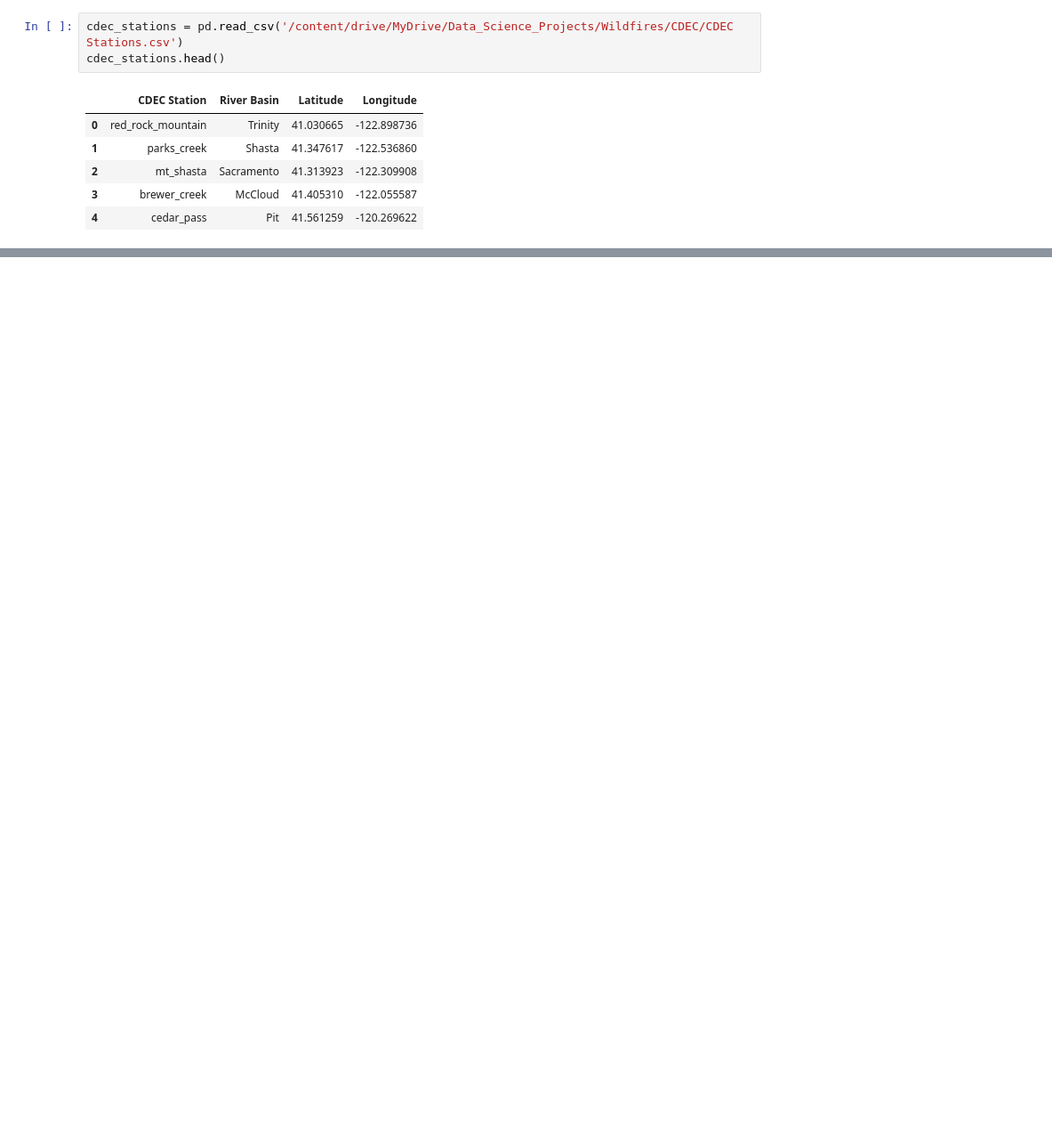
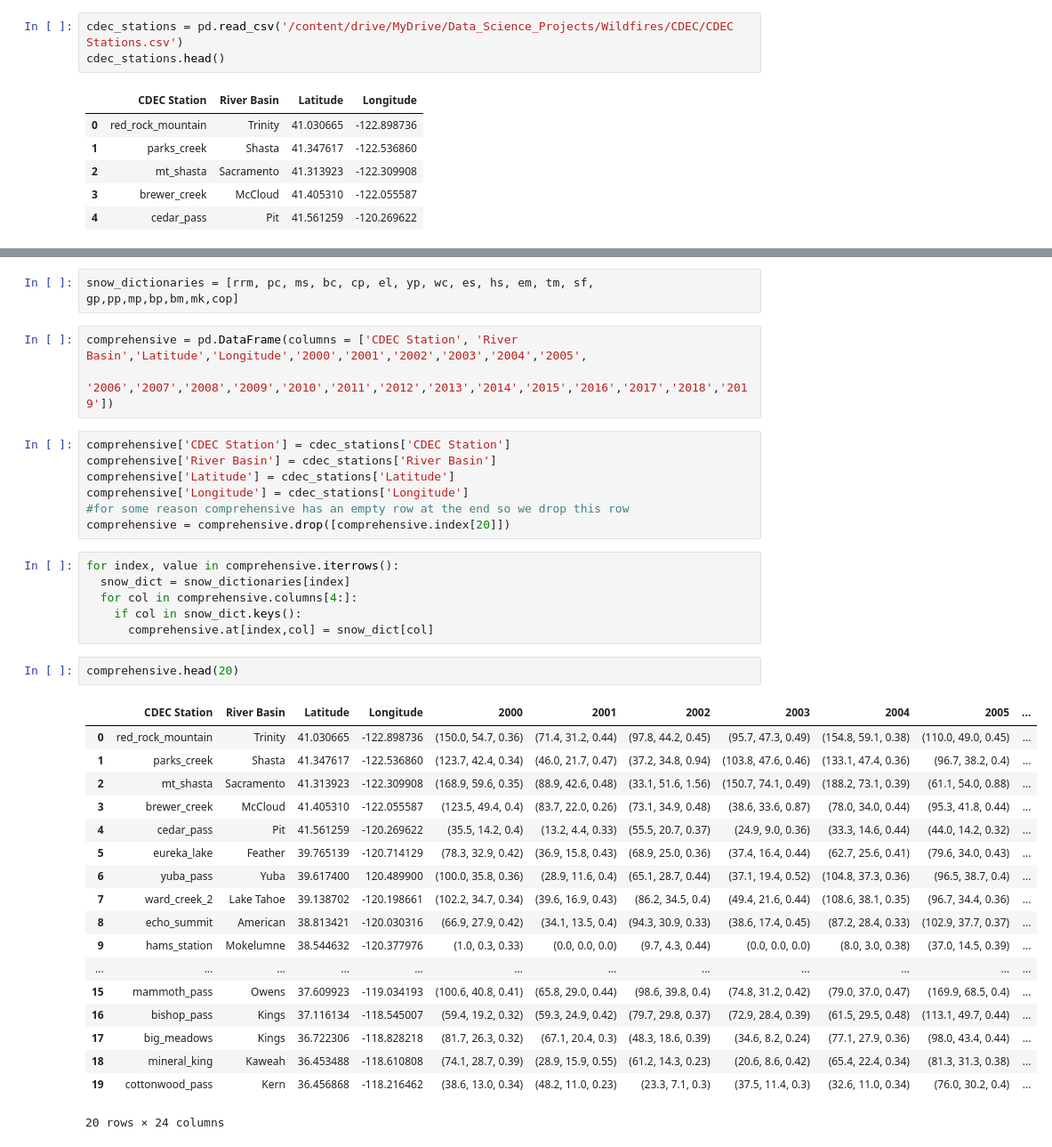
Before and after one commit to mnocerino23/Wildfire-Forecaster, a Jupyter notebook: California_CDEC_SnowData.ipynb, the cells around one changed output, grey strips where cells are left out. Shown at 89% size. Saved outputs shown, nothing was run; the diff lists cells and outputs as text; blank space fills up the shorter version.

```diff
--- a/California_CDEC_SnowData.ipynb
+++ b/California_CDEC_SnowData.ipynb
@@ -151,0 +156,39 @@ cdec_stations.head()
+# %%
+snow_dictionaries = [rrm, pc, ms, bc, cp, el, yp, wc, es, hs, em, tm, sf, gp,pp,mp,bp,bm,mk,cop]
+# %%
+comprehensive = pd.DataFrame(columns = ['CDEC Station', 'River Basin','Latitude','Longitude','2000','2001','2002','2003','2004','2005',
+                                        '2006','2007','2008','2009','2010','2011','2012','2013','2014','2015','2016','2017','2018','2019'])
+# %%
+comprehensive['CDEC Station'] = cdec_stations['CDEC Station']
+comprehensive['River Basin'] = cdec_stations['River Basin']
+comprehensive['Latitude'] = cdec_stations['Latitude']
+comprehensive['Longitude'] = cdec_stations['Longitude']
+#for some reason comprehensive has an empty row at the end so we drop this row
+comprehensive = comprehensive.drop([comprehensive.index[20]])
+# %%
+for index, value in comprehensive.iterrows():
+  snow_dict = snow_dictionaries[index]
+  for col in comprehensive.columns[4:]:
+    if col in snow_dict.keys():
+      comprehensive.at[index,col] = snow_dict[col]
+# %%
+comprehensive.head(20)
+# %% [output]
+|  | CDEC Station | River Basin | Latitude | Longitude | 2000 | 2001 | 2002 | 2003 | 2004 | 2005 | ... |
+| 0 | red_rock_mountain | Trinity | 41.030665 | -122.898736 | (150.0, 54.7, 0.36) | (71.4, 31.2, 0.44) | (97.8, 44.2, 0.45) | (95.7, 47.3, 0.49) | (154.8, 59.1, 0.38) | (110.0, 49.0, 0.45) | ... |
+| 1 | parks_creek | Shasta | 41.347617 | -122.536860 | (123.7, 42.4, 0.34) | (46.0, 21.7, 0.47) | (37.2, 34.8, 0.94) | (103.8, 47.6, 0.46) | (133.1, 47.4, 0.36) | (96.7, 38.2, 0.4) | ... |
+| 2 | mt_shasta | Sacramento | 41.313923 | -122.309908 | (168.9, 59.6, 0.35) | (88.9, 42.6, 0.48) | (33.1, 51.6, 1.56) | (150.7, 74.1, 0.49) | (188.2, 73.1, 0.39) | (61.1, 54.0, 0.88) | ... |
+| 3 | brewer_creek | McCloud | 41.405310 | -122.055587 | (123.5, 49.4, 0.4) | (83.7, 22.0, 0.26) | (73.1, 34.9, 0.48) | (38.6, 33.6, 0.87) | (78.0, 34.0, 0.44) | (95.3, 41.8, 0.44) | ... |
+| 4 | cedar_pass | Pit | 41.561259 | -120.269622 | (35.5, 14.2, 0.4) | (13.2, 4.4, 0.33) | (55.5, 20.7, 0.37) | (24.9, 9.0, 0.36) | (33.3, 14.6, 0.44) | (44.0, 14.2, 0.32) | ... |
+| 5 | eureka_lake | Feather | 39.765139 | -120.714129 | (78.3, 32.9, 0.42) | (36.9, 15.8, 0.43) | (68.9, 25.0, 0.36) | (37.4, 16.4, 0.44) | (62.7, 25.6, 0.41) | (79.6, 34.0, 0.43) | ... |
+| 6 | yuba_pass | Yuba | 39.617400 | 120.489900 | (100.0, 35.8, 0.36) | (28.9, 11.6, 0.4) | (65.1, 28.7, 0.44) | (37.1, 19.4, 0.52) | (104.8, 37.3, 0.36) | (96.5, 38.7, 0.4) | ... |
+| 7 | ward_creek_2 | Lake Tahoe | 39.138702 | -120.198661 | (102.2, 34.7, 0.34) | (39.6, 16.9, 0.43) | (86.2, 34.5, 0.4) | (49.4, 21.6, 0.44) | (108.6, 38.1, 0.35) | (96.7, 34.4, 0.36) | ... |
+| 8 | echo_summit | American | 38.813421 | -120.030316 | (66.9, 27.9, 0.42) | (34.1, 13.5, 0.4) | (94.3, 30.9, 0.33) | (38.6, 17.4, 0.45) | (87.2, 28.4, 0.33) | (102.9, 37.7, 0.37) | ... |
+| 9 | hams_station | Mokelumne | 38.544632 | -120.377976 | (1.0, 0.3, 0.33) | (0.0, 0.0, 0.0) | (9.7, 4.3, 0.44) | (0.0, 0.0, 0.0) | (8.0, 3.0, 0.38) | (37.0, 14.5, 0.39) | ... |
+| ... | ... | ... | ... | ... | ... | ... | ... | ... | ... | ... | ... |
+| 15 | mammoth_pass | Owens | 37.609923 | -119.034193 | (100.6, 40.8, 0.41) | (65.8, 29.0, 0.44) | (98.6, 39.8, 0.4) | (74.8, 31.2, 0.42) | (79.0, 37.0, 0.47) | (169.9, 68.5, 0.4) | ... |
+| 16 | bishop_pass | Kings | 37.116134 | -118.545007 | (59.4, 19.2, 0.32) | (59.3, 24.9, 0.42) | (79.7, 29.8, 0.37) | (72.9, 28.4, 0.39) | (61.5, 29.5, 0.48) | (113.1, 49.7, 0.44) | ... |
+| 17 | big_meadows | Kings | 36.722306 | -118.828218 | (81.7, 26.3, 0.32) | (67.1, 20.4, 0.3) | (48.3, 18.6, 0.39) | (34.6, 8.2, 0.24) | (77.1, 27.9, 0.36) | (98.0, 43.4, 0.44) | ... |
+| 18 | mineral_king | Kaweah | 36.453488 | -118.610808 | (74.1, 28.7, 0.39) | (28.9, 15.9, 0.55) | (61.2, 14.3, 0.23) | (20.6, 8.6, 0.42) | (65.4, 22.4, 0.34) | (81.3, 31.3, 0.38) | ... |
+| 19 | cottonwood_pass | Kern | 36.456868 | -118.216462 | (38.6, 13.0, 0.34) | (48.2, 11.0, 0.23) | (23.3, 7.1, 0.3) | (37.5, 11.4, 0.3) | (32.6, 11.0, 0.34) | (76.0, 30.2, 0.4) | ... |
+20 rows × 24 columns
```
Also changed, not shown: parts of 6 cells of this notebook.
